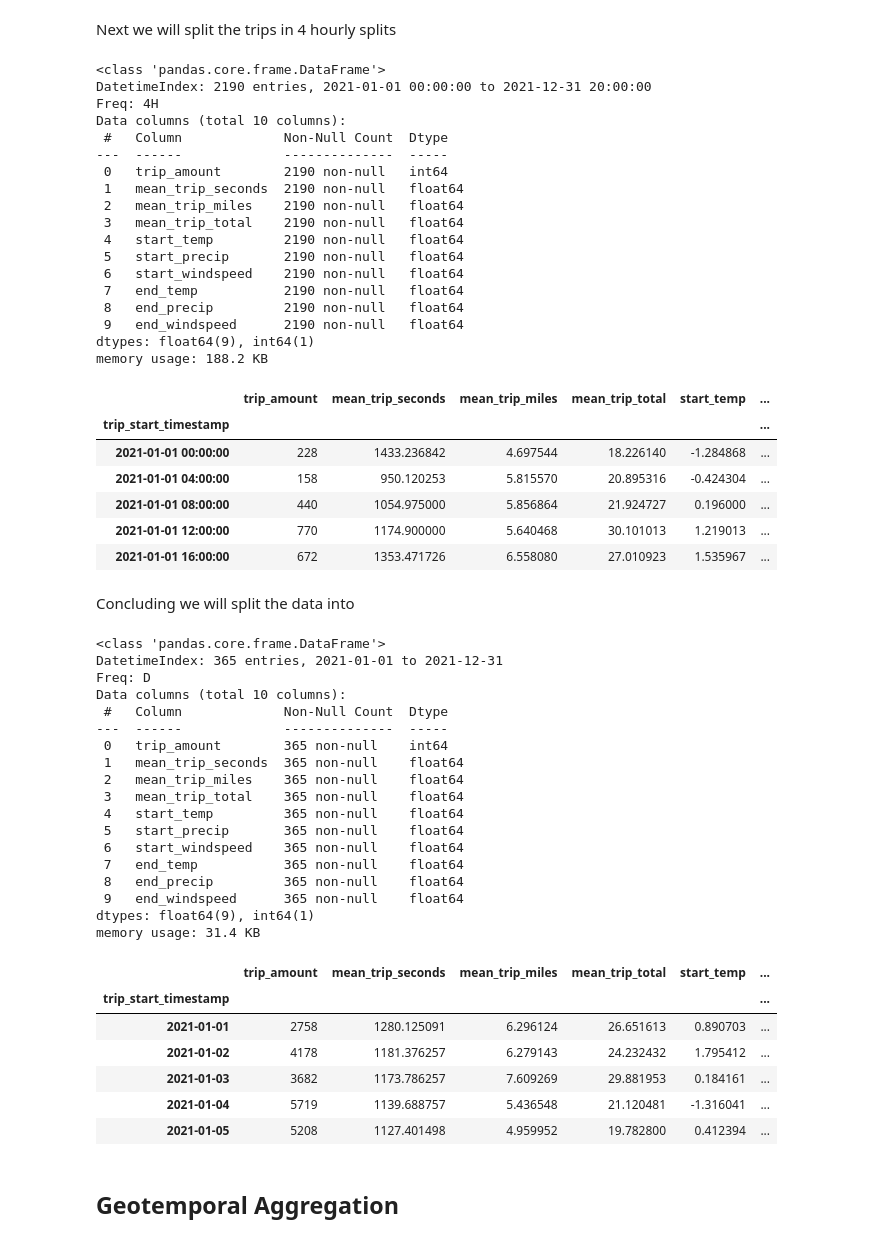
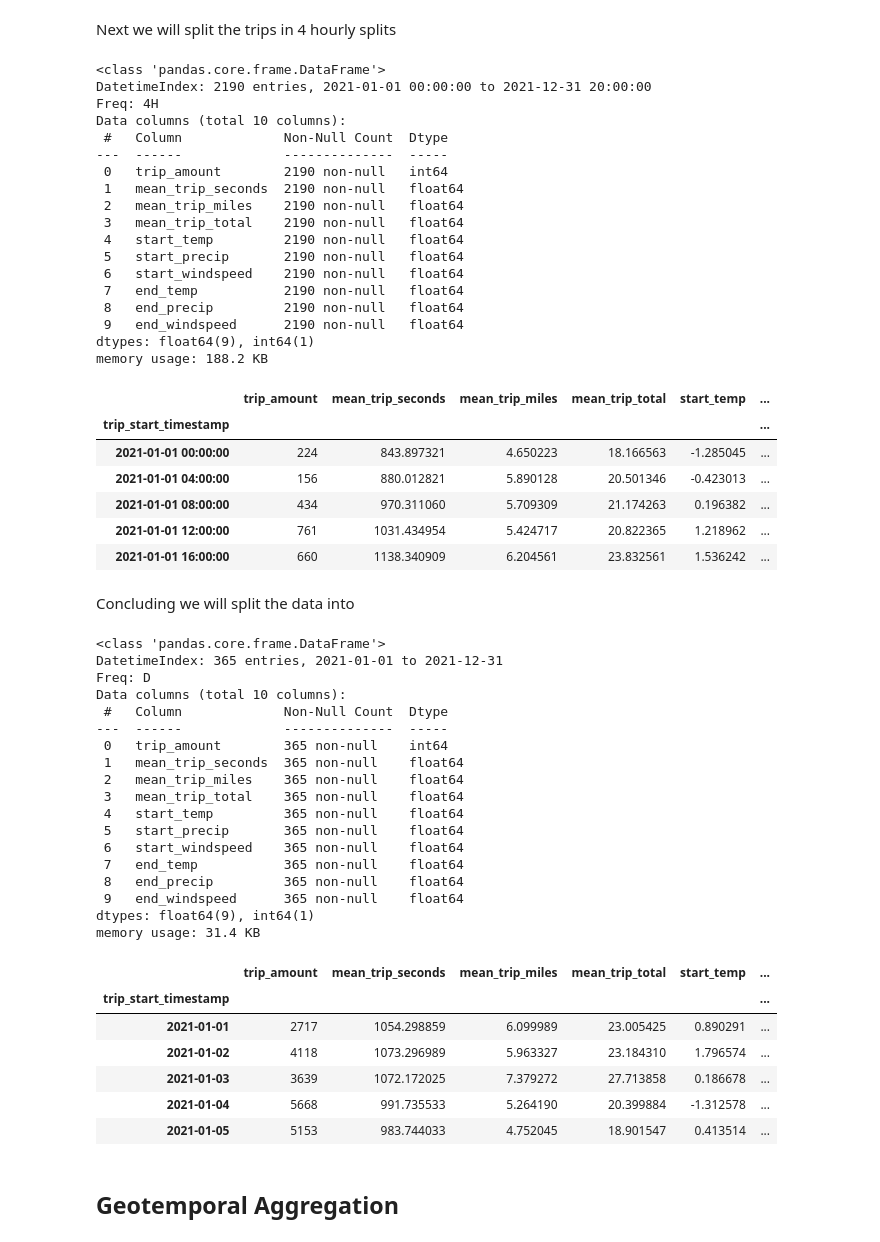
Before and after one commit to DominikH33/AAA-2023, a Jupyter notebook: 1_data_preperation.ipynb, the cells around one changed output. Cells and saved outputs as stored; diff of their text form; code cells hidden in the pictures.

```diff
--- a/1_data_preperation.ipynb
+++ b/1_data_preperation.ipynb
@@ -134,0 +146,4 @@ memory usage: 400.8+ MB
+# %%
+print("Procentage of outliers", (len(taxi[((taxi["trip_seconds"]>=(7200))|(taxi["trip_miles"]>=(31))|(taxi["trip_total"]>=(100)))])/len(taxi))*100, "%")
+taxi = taxi[~((taxi["trip_seconds"]>=(7200))|(taxi["trip_miles"]>=(31))|(taxi["trip_total"]>=(100)))]
+taxi.describe().apply(lambda s: s.apply('{0:.2f}'.format))
@@ -782,42 +799,42 @@ Next we will split the trips in 4 hourly splits
 # %%
 taxi_by_4hour = taxi.groupby(pd.Grouper(key='trip_start_timestamp',freq='4H')).agg({"trip_id":"count","trip_seconds":"mean","trip_miles":"mean","trip_total":"mean","start_temp":"mean","start_precip":"mean","start_windspeed":"mean","end_temp":"mean","end_precip":"mean","end_windspeed":"mean"})
 taxi_by_4hour.rename(columns={"trip_seconds":"mean_trip_seconds","trip_id":"trip_amount","trip_miles":"mean_trip_miles","trip_total":"mean_trip_total"}, inplace=True)
 taxi_by_4hour.info()
-taxi_by_4hour.to_csv(f"{file_path}taxi_4_hourly_processed.csv", index=False)
+taxi_by_4hour.to_csv(f"{file_path}taxi_4_hourly_processed.csv")
 taxi_by_4hour.head()
 # %% [output]
 <class 'pandas.core.frame.DataFrame'>
 DatetimeIndex: 2190 entries, 2021-01-01 00:00:00 to 2021-12-31 20:00:00
 Freq: 4H
 Data columns (total 10 columns):
  #   Column             Non-Null Count  Dtype
 ---  ------             --------------  -----
  0   trip_amount        2190 non-null   int64
  1   mean_trip_seconds  2190 non-null   float64
  2   mean_trip_miles    2190 non-null   float64
  3   mean_trip_total    2190 non-null   float64
  4   start_temp         2190 non-null   float64
  5   start_precip       2190 non-null   float64
  6   start_windspeed    2190 non-null   float64
  7   end_temp           2190 non-null   float64
  8   end_precip         2190 non-null   float64
  9   end_windspeed      2190 non-null   float64
 dtypes: float64(9), int64(1)
 memory usage: 188.2 KB
 |  | trip_amount | mean_trip_seconds | mean_trip_miles | mean_trip_total | start_temp | ... |
 | trip_start_timestamp |  |  |  |  |  | ... |
-| 2021-01-01 00:00:00 | 228 | 1433.236842 | 4.697544 | 18.226140 | -1.284868 | ... |
-| 2021-01-01 04:00:00 | 158 | 950.120253 | 5.815570 | 20.895316 | -0.424304 | ... |
-| 2021-01-01 08:00:00 | 440 | 1054.975000 | 5.856864 | 21.924727 | 0.196000 | ... |
-| 2021-01-01 12:00:00 | 770 | 1174.900000 | 5.640468 | 30.101013 | 1.219013 | ... |
-| 2021-01-01 16:00:00 | 672 | 1353.471726 | 6.558080 | 27.010923 | 1.535967 | ... |
+| 2021-01-01 00:00:00 | 224 | 843.897321 | 4.650223 | 18.166563 | -1.285045 | ... |
+| 2021-01-01 04:00:00 | 156 | 880.012821 | 5.890128 | 20.501346 | -0.423013 | ... |
+| 2021-01-01 08:00:00 | 434 | 970.311060 | 5.709309 | 21.174263 | 0.196382 | ... |
+| 2021-01-01 12:00:00 | 761 | 1031.434954 | 5.424717 | 20.822365 | 1.218962 | ... |
+| 2021-01-01 16:00:00 | 660 | 1138.340909 | 6.204561 | 23.832561 | 1.536242 | ... |
 # %% [markdown]
 Concluding we will split the data into
 # %%
 taxi_by_day = taxi.groupby(pd.Grouper(key='trip_start_timestamp',freq='d')).agg({"trip_id":"count","trip_seconds":"mean","trip_miles":"mean","trip_total":"mean","start_temp":"mean","start_precip":"mean","start_windspeed":"mean","end_temp":"mean","end_precip":"mean","end_windspeed":"mean"})
 taxi_by_day.rename(columns={"trip_seconds":"mean_trip_seconds","trip_id":"trip_amount","trip_miles":"mean_trip_miles","trip_total":"mean_trip_total"}, inplace=True)
 taxi_by_day.info()
-taxi_by_day.to_csv(f"{file_path}taxi_daily_processed.csv", index=False)
+taxi_by_day.to_csv(f"{file_path}taxi_daily_processed.csv")
 taxi_by_day.head()
 # %% [output]
 <class 'pandas.core.frame.DataFrame'>
@@ -840,11 +857,11 @@ dtypes: float64(9), int64(1)
 memory usage: 31.4 KB
 |  | trip_amount | mean_trip_seconds | mean_trip_miles | mean_trip_total | start_temp | ... |
 | trip_start_timestamp |  |  |  |  |  | ... |
-| 2021-01-01 | 2758 | 1280.125091 | 6.296124 | 26.651613 | 0.890703 | ... |
-| 2021-01-02 | 4178 | 1181.376257 | 6.279143 | 24.232432 | 1.795412 | ... |
-| 2021-01-03 | 3682 | 1173.786257 | 7.609269 | 29.881953 | 0.184161 | ... |
-| 2021-01-04 | 5719 | 1139.688757 | 5.436548 | 21.120481 | -1.316041 | ... |
-| 2021-01-05 | 5208 | 1127.401498 | 4.959952 | 19.782800 | 0.412394 | ... |
+| 2021-01-01 | 2717 | 1054.298859 | 6.099989 | 23.005425 | 0.890291 | ... |
+| 2021-01-02 | 4118 | 1073.296989 | 5.963327 | 23.184310 | 1.796574 | ... |
+| 2021-01-03 | 3639 | 1072.172025 | 7.379272 | 27.713858 | 0.186678 | ... |
+| 2021-01-04 | 5668 | 991.735533 | 5.264190 | 20.399884 | -1.312578 | ... |
+| 2021-01-05 | 5153 | 983.744033 | 4.752045 | 18.901547 | 0.413514 | ... |
 # %% [markdown]
 ## Geotemporal Aggregation
 # %% [markdown]
```
Also changed, not shown: parts of 31 cells of this notebook.
